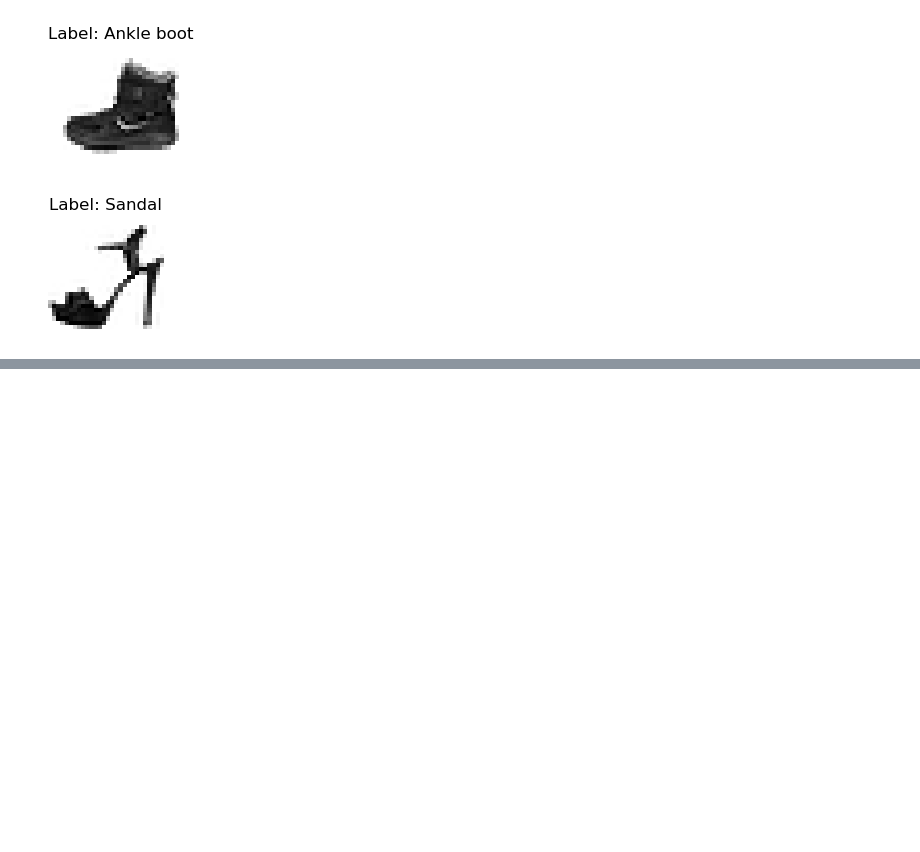
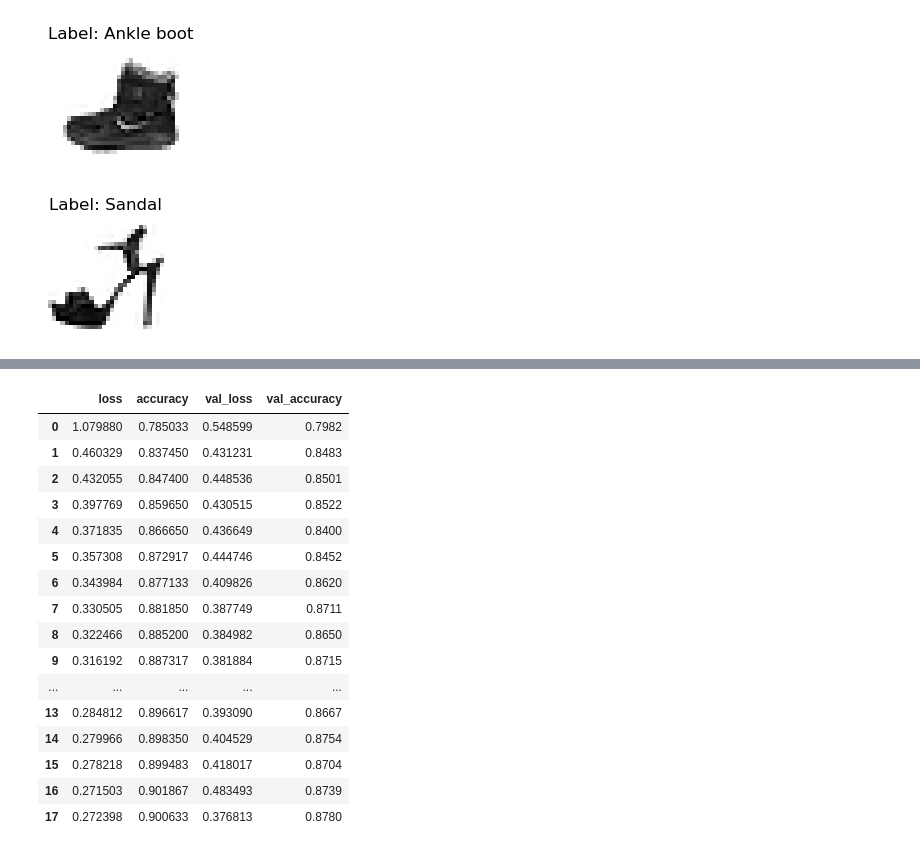
Before and after one commit to dibkb/tensorflow-udemy, a Jupyter notebook: Multiclass Classification.ipynb, the cells around one changed output, grey strips where cells are left out. Cells and saved outputs as stored; diff of their text form; code cells hidden in the pictures; blank space fills up the shorter version.

```diff
--- a/Multiclass Classification.ipynb
+++ b/Multiclass Classification.ipynb
@@ -40,0 +101,21 @@ plot_random(1000)
+# %%
+import pandas as pd
+pd.DataFrame(non_norm_history.history)
+# %% [output]
+|  | loss | accuracy | val_loss | val_accuracy |
+| 0 | 1.079880 | 0.785033 | 0.548599 | 0.7982 |
+| 1 | 0.460329 | 0.837450 | 0.431231 | 0.8483 |
+| 2 | 0.432055 | 0.847400 | 0.448536 | 0.8501 |
+| 3 | 0.397769 | 0.859650 | 0.430515 | 0.8522 |
+| 4 | 0.371835 | 0.866650 | 0.436649 | 0.8400 |
+| 5 | 0.357308 | 0.872917 | 0.444746 | 0.8452 |
+| 6 | 0.343984 | 0.877133 | 0.409826 | 0.8620 |
+| 7 | 0.330505 | 0.881850 | 0.387749 | 0.8711 |
+| 8 | 0.322466 | 0.885200 | 0.384982 | 0.8650 |
+| 9 | 0.316192 | 0.887317 | 0.381884 | 0.8715 |
+| ... | ... | ... | ... | ... |
+| 13 | 0.284812 | 0.896617 | 0.393090 | 0.8667 |
+| 14 | 0.279966 | 0.898350 | 0.404529 | 0.8754 |
+| 15 | 0.278218 | 0.899483 | 0.418017 | 0.8704 |
+| 16 | 0.271503 | 0.901867 | 0.483493 | 0.8739 |
+| 17 | 0.272398 | 0.900633 | 0.376813 | 0.8780 |
```
Also changed, not shown: parts of 12 cells of this notebook.
